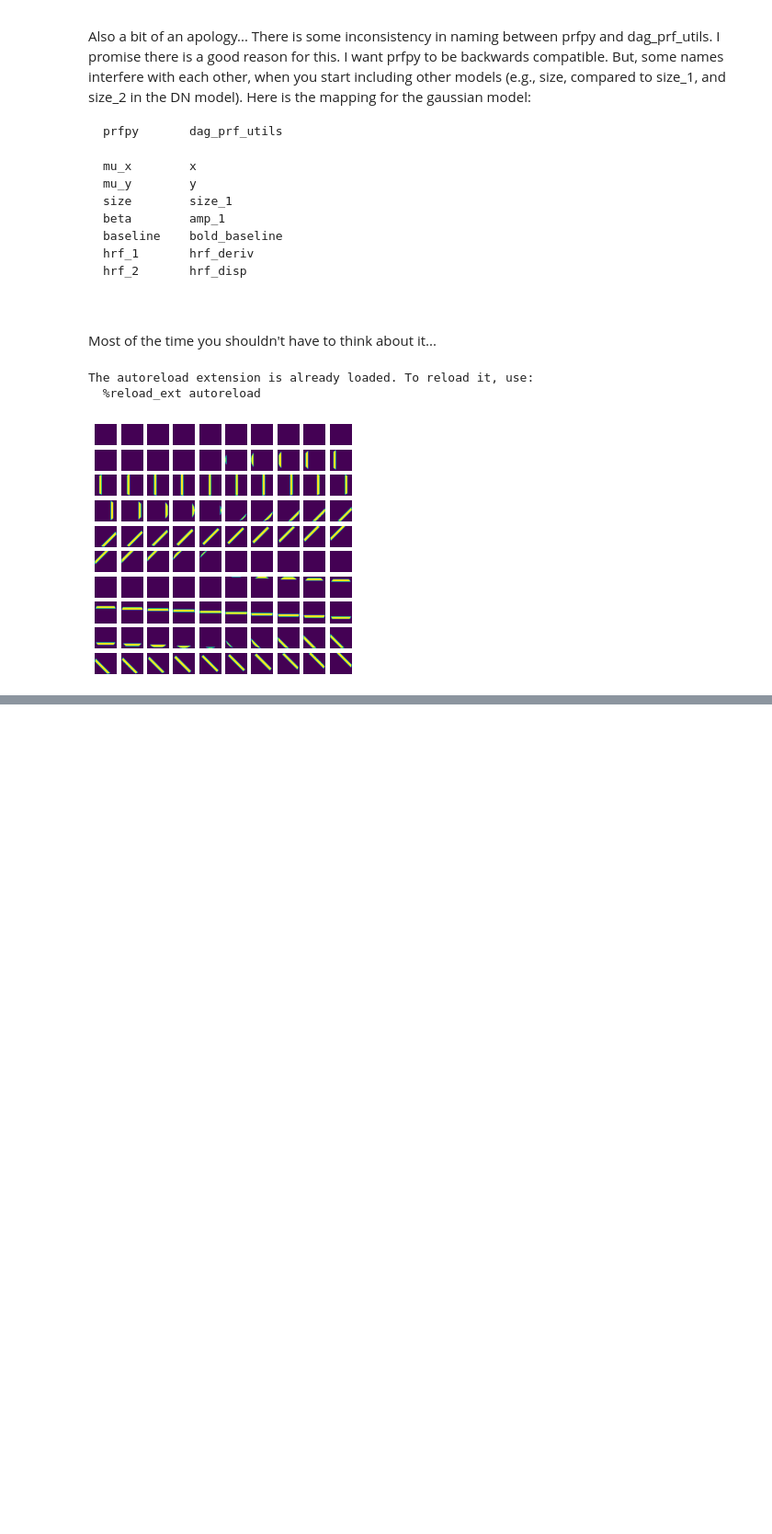
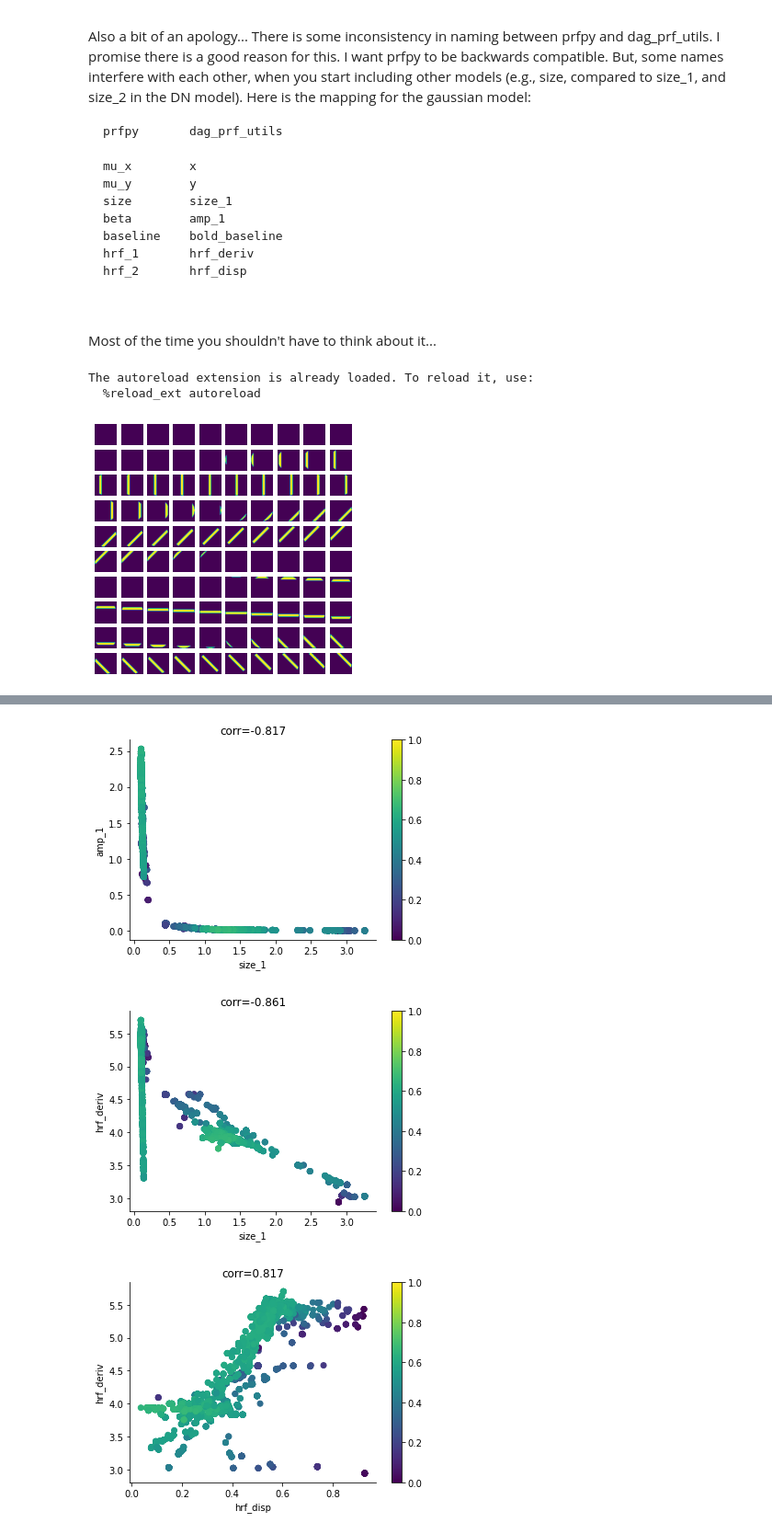
Before and after one commit to mdaghlian/prfpy_bayes, a Jupyter notebook: example_main.ipynb, the cells around one changed output, grey strips where cells are left out. Shown at 92% size. Drawn from its saved outputs; the diff is of its cells as text; code cells hidden in the pictures; blank space fills up the shorter version.

```diff
--- a/example_main.ipynb
+++ b/example_main.ipynb
@@ -79,0 +232,46 @@ The autoreload extension is already loaded. To reload it, use:
+# %%
+# Can we use this to look at some of the correlation structure in the parameters?
+# -> i.e. which parameters can trade off against each other?
+burn_in = 50
+
+# For example size and amplitude
+Gbprf.sampler[idx].scatter(
+    px='size_1', py='amp_1',pc='rsq',
+    vmin=0,vmax=1,
+    th={
+        'min-step_id' : burn_in, # Only include samples after burn in time point.
+        'min-rsq' : 0, # Only rsq > 0
+    },
+    do_colbar=True,
+    do_corr=True,
+)
+
+# What about size and hrf_deriv?
+plt.figure()
+Gbprf.sampler[idx].scatter(
+    px='size_1', py='hrf_deriv',pc='rsq',
+    vmin=0,vmax=1,
+    th={
+        'min-step_id' : burn_in, # Only include samples after burn in time point.
+        'min-rsq' : 0, # Only rsq > 0
+    },
+    do_colbar=True,
+    do_corr=True,
+)
+
+# What about size and hrf_disp?
+plt.figure()
+Gbprf.sampler[idx].scatter(
+    px='hrf_disp', py='hrf_deriv',pc='rsq',
+    vmin=0,vmax=1,
+    th={
+        'min-step_id' : burn_in, # Only include samples after burn in time point.
+        'min-rsq' : 0, # Only rsq > 0
+    },
+    do_colbar=True,
+    do_corr=True,
+)
+# %% [output]
+[figure, added]
+[figure, added]
+[figure, added]
```
Also changed, not shown: parts of 32 cells of this notebook, 5 other files.
